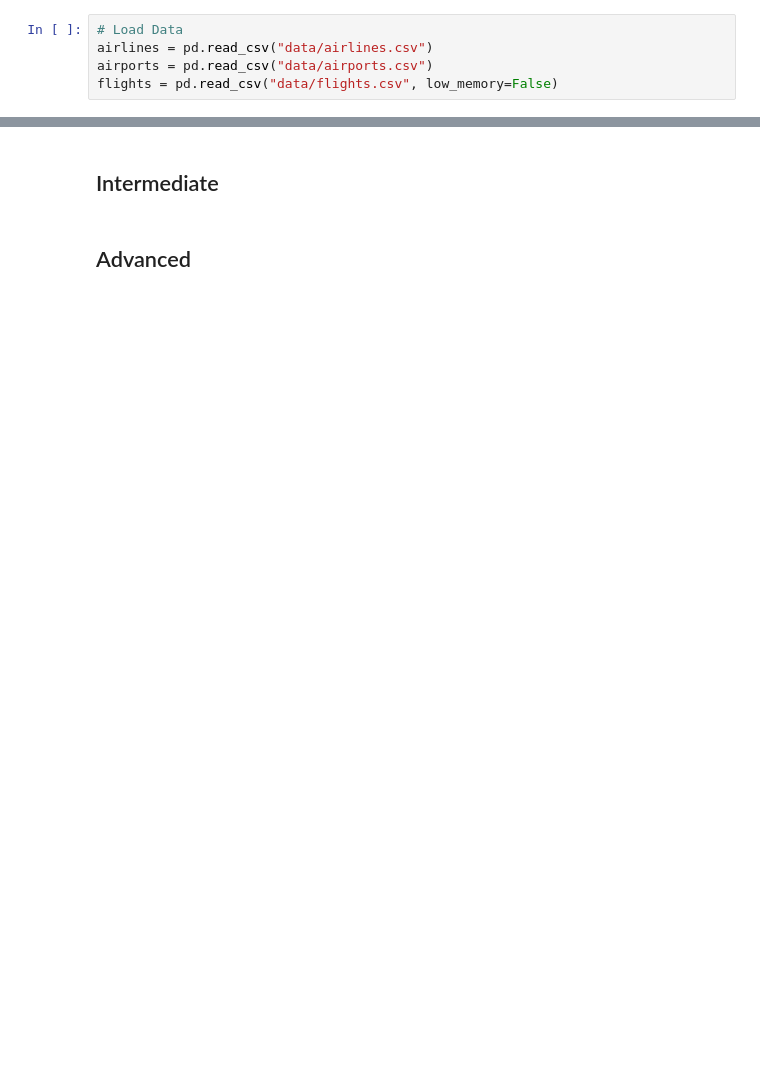
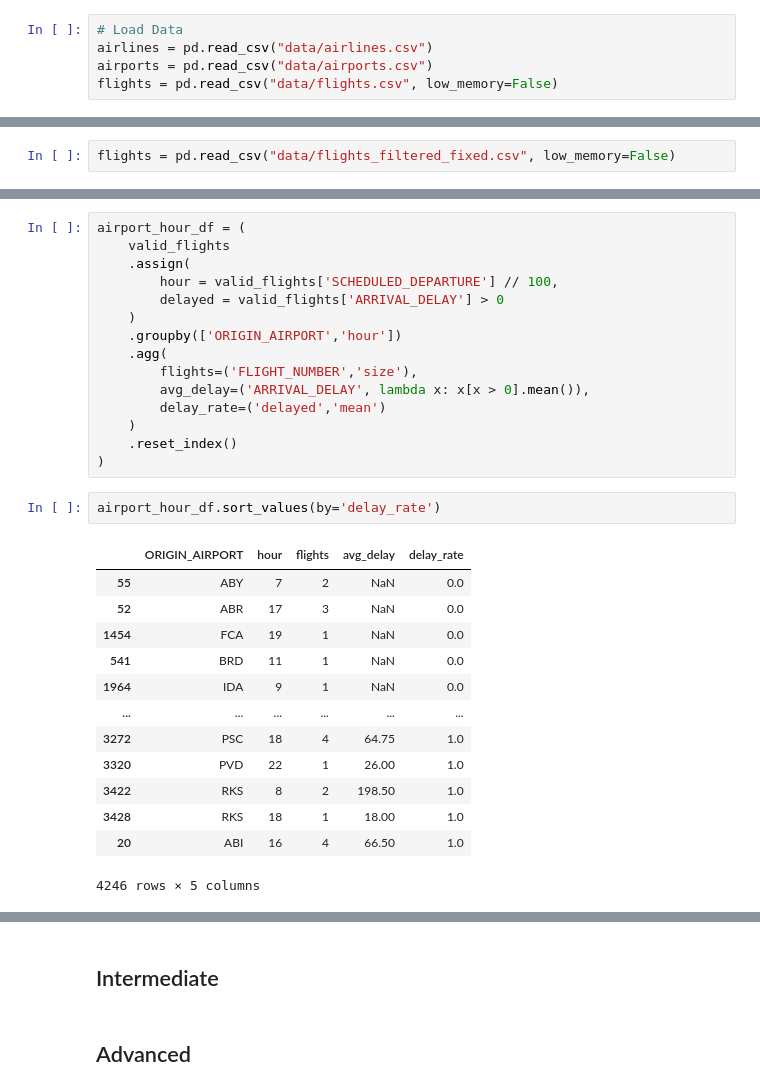
Before and after one commit to qigol/flight-delays-recommender, a Jupyter notebook: main.ipynb, the cells around one changed output, grey strips where cells are left out. Saved outputs shown, nothing was run; the diff lists cells and outputs as text; blank space fills up the shorter version.

```diff
--- a/main.ipynb
+++ b/main.ipynb
@@ -64,0 +107,2 @@ Solution: temporarily ignore all october data
+# %%
+flights = pd.read_csv("data/flights_filtered_fixed.csv", low_memory=False)
@@ -64,0 +234,31 @@ Solution: temporarily ignore all october data
+# %%
+airport_hour_df = (
+    valid_flights
+    .assign(
+        hour = valid_flights['SCHEDULED_DEPARTURE'] // 100,
+        delayed = valid_flights['ARRIVAL_DELAY'] > 0
+    )
+    .groupby(['ORIGIN_AIRPORT','hour'])
+    .agg(
+        flights=('FLIGHT_NUMBER','size'),
+        avg_delay=('ARRIVAL_DELAY', lambda x: x[x > 0].mean()),
+        delay_rate=('delayed','mean')
+    )
+    .reset_index()
+)
+# %%
+airport_hour_df.sort_values(by='delay_rate')
+# %% [output]
+|  | ORIGIN_AIRPORT | hour | flights | avg_delay | delay_rate |
+| 55 | ABY | 7 | 2 | NaN | 0.0 |
+| 52 | ABR | 17 | 3 | NaN | 0.0 |
+| 1454 | FCA | 19 | 1 | NaN | 0.0 |
+| 541 | BRD | 11 | 1 | NaN | 0.0 |
+| 1964 | IDA | 9 | 1 | NaN | 0.0 |
+| ... | ... | ... | ... | ... | ... |
+| 3272 | PSC | 18 | 4 | 64.75 | 1.0 |
+| 3320 | PVD | 22 | 1 | 26.00 | 1.0 |
+| 3422 | RKS | 8 | 2 | 198.50 | 1.0 |
+| 3428 | RKS | 18 | 1 | 18.00 | 1.0 |
+| 20 | ABI | 16 | 4 | 66.50 | 1.0 |
+4246 rows × 5 columns
```
Also changed, not shown: parts of 18 cells of this notebook, 1 other file.
